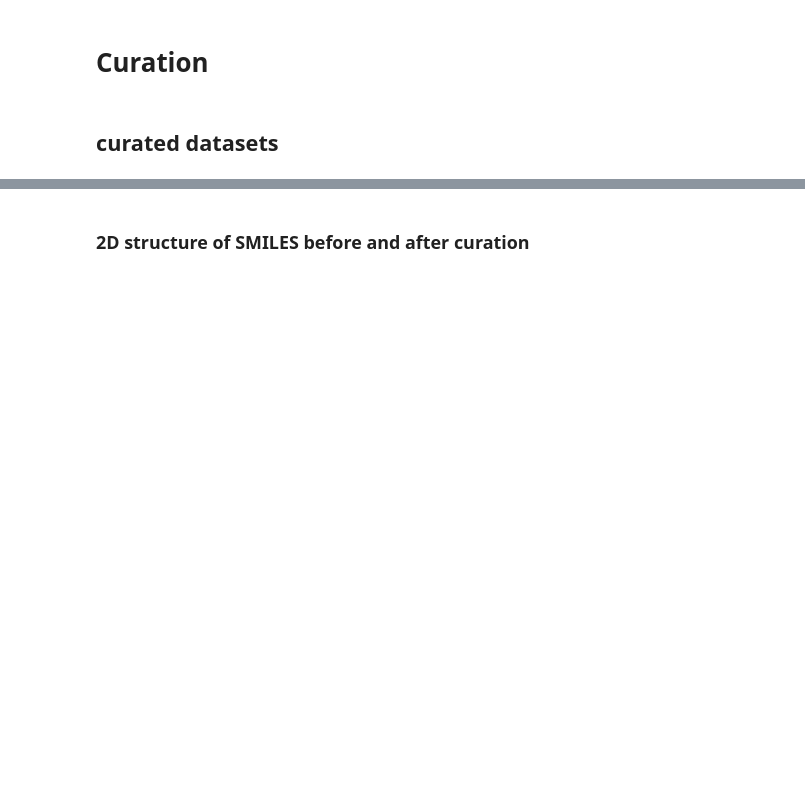
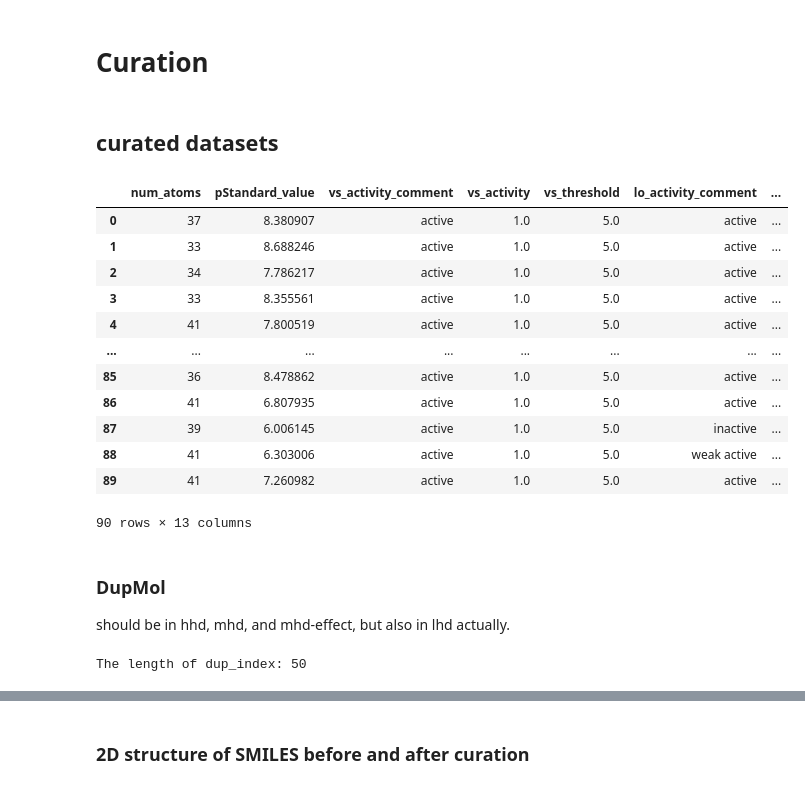
Before and after one commit to xixichennn/datacat4ml, a Jupyter notebook: datacat4ml/Scripts/data_prep/data_prep_viz.ipynb, the cells around one changed output, grey strips where cells are left out. Drawn from its saved outputs; the diff is of its cells as text; code cells hidden in the pictures; blank space fills up the shorter version.

```diff
--- a/datacat4ml/Scripts/data_prep/data_prep_viz.ipynb
+++ b/datacat4ml/Scripts/data_prep/data_prep_viz.ipynb
@@ -898,9 +961,38 @@ cat_hhd_or_df
 # %% [markdown]
 ## curated datasets
 # %%
-cura_lhd_or_f = pd.read_csv(os.path.join(CURA_DATA_DIR, 'cura_lhd_or', 'CHEMBL233_bind_RBA_Ki_CHEMBL3887789_lhd_b50_curated.csv'))
-cura_lhd_or_f_smi = cura_lhd_or_f[['target_chembl_id', 'effect', 'assay', 'std_type', 'assay_chembl_id', 'canonical_smiles', 'canonical_smiles_by_Std']]
-cura_lhd_or_f.drop(columns=["Unnamed: 0"], inplace=True)
+cura_lhd_or_f = pd.read_csv(os.path.join(CURA_DATA_DIR, 'old_rmvDupMol1', 'cura_lhd_or', 'CHEMBL233_bind_RBA_Ki_CHEMBL3887789_lhd_b50_b50_curated.csv'))
+cura_lhd_or_f_smi = cura_lhd_or_f[['target_chembl_id', 'effect', 'assay', 'standard_type', 'assay_chembl_id', 'canonical_smiles', 'canonical_smiles_by_Std']]
 #cura_lhd_or_f.columns()
 #12
 cura_lhd_or_f.iloc[:, -13:]
+# %% [output]
+|  | num_atoms | pStandard_value | vs_activity_comment | vs_activity | vs_threshold | lo_activity_comment | ... |
+| 0 | 37 | 8.380907 | active | 1.0 | 5.0 | active | ... |
+| 1 | 33 | 8.688246 | active | 1.0 | 5.0 | active | ... |
+| 2 | 34 | 7.786217 | active | 1.0 | 5.0 | active | ... |
+| 3 | 33 | 8.355561 | active | 1.0 | 5.0 | active | ... |
+| 4 | 41 | 7.800519 | active | 1.0 | 5.0 | active | ... |
+| ... | ... | ... | ... | ... | ... | ... | ... |
+| 85 | 36 | 8.478862 | active | 1.0 | 5.0 | active | ... |
+| 86 | 41 | 6.807935 | active | 1.0 | 5.0 | active | ... |
+| 87 | 39 | 6.006145 | active | 1.0 | 5.0 | inactive | ... |
+| 88 | 41 | 6.303006 | active | 1.0 | 5.0 | weak active | ... |
+| 89 | 41 | 7.260982 | active | 1.0 | 5.0 | active | ... |
+90 rows × 13 columns
+# %% [markdown]
+### DupMol
+should be in hhd, mhd, and mhd-effect, but also in lhd actually.
+# %%
+#cura_lhd_or_rmv0 = pd.read_csv(os.path.join(CURA_LHD_OR_DIR, 'rmvDupMol0', 'CHEMBL233_bind_RBA_Ki_CHEMBL3707592_lhd_b50_s50_curated.csv'))
+#cura_lhd_or_rmv1 = pd.read_csv(os.path.join(CURA_LHD_OR_DIR, 'rmvDupMol1', 'CHEMBL233_bind_RBA_Ki_CHEMBL3707592_lhd_s50_s50_curated.csv'))
+
+cura_lhd_or_rmv0 = pd.read_csv(os.path.join(CURA_LHD_OR_DIR, 'rmvDupMol0', 'CHEMBL237_bind_RBA_Ki_CHEMBL4050969_lhd_b50_s50_curated.csv'))
+cols = ['canonical_smiles_by_Std', 'pStandard_value', 'vs_activity', 'lo_activity']
+
+# get the index where 'canonical_smiles_by_Std' is duplicated
+dup_index = cura_lhd_or_rmv0[cura_lhd_or_rmv0.duplicated(subset=['canonical_smiles_by_Std'], keep=False)].index
+dup_index
+print(f'The length of dup_index: {len(dup_index)}')
+# %% [output]
+The length of dup_index: 50
```
Also changed, not shown: parts of 23 cells of this notebook, 6 other files.
